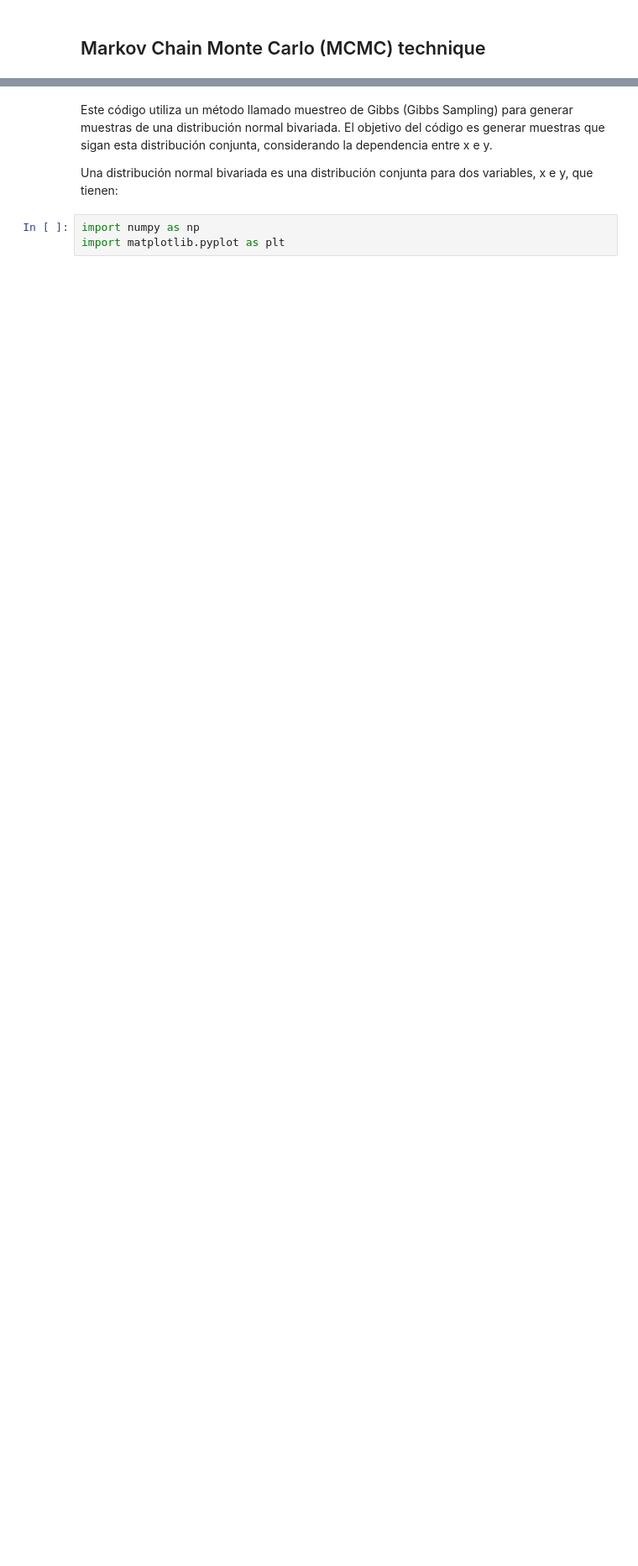
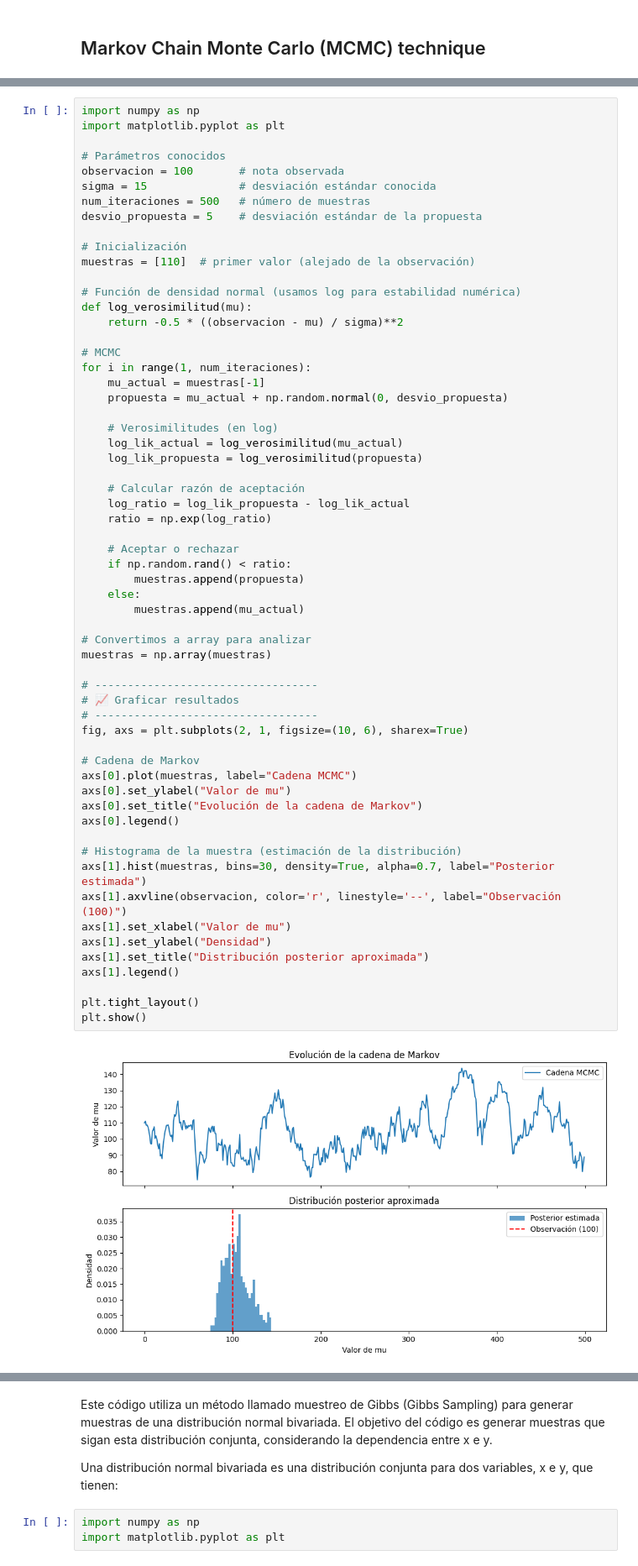
Before and after one commit to edieraristizabal/AnalisisGeoespacial, a Jupyter notebook: Notebooks/Python/MCMC.ipynb, the cells around one changed output, grey strips where cells are left out. Shown at 84% size. Saved outputs shown, nothing was run; the diff lists cells and outputs as text; blank space fills up the shorter version.

```diff
--- a/Notebooks/Python/MCMC.ipynb
+++ b/Notebooks/Python/MCMC.ipynb
@@ -2,0 +57,62 @@
+# %%
+import numpy as np
+import matplotlib.pyplot as plt
+
+# Parámetros conocidos
+observacion = 100       # nota observada
+sigma = 15              # desviación estándar conocida
+num_iteraciones = 500   # número de muestras
+desvio_propuesta = 5    # desviación estándar de la propuesta
+
+# Inicialización
+muestras = [110]  # primer valor (alejado de la observación)
+
+# Función de densidad normal (usamos log para estabilidad numérica)
+def log_verosimilitud(mu):
+    return -0.5 * ((observacion - mu) / sigma)**2
+
+# MCMC
+for i in range(1, num_iteraciones):
+    mu_actual = muestras[-1]
+    propuesta = mu_actual + np.random.normal(0, desvio_propuesta)
+
+    # Verosimilitudes (en log)
+    log_lik_actual = log_verosimilitud(mu_actual)
+    log_lik_propuesta = log_verosimilitud(propuesta)
+
+    # Calcular razón de aceptación
+    log_ratio = log_lik_propuesta - log_lik_actual
+    ratio = np.exp(log_ratio)
+
+    # Aceptar o rechazar
+    if np.random.rand() < ratio:
+        muestras.append(propuesta)
+    else:
+        muestras.append(mu_actual)
+
+# Convertimos a array para analizar
+muestras = np.array(muestras)
+
+# ----------------------------------
+# 📈 Graficar resultados
+# ----------------------------------
+fig, axs = plt.subplots(2, 1, figsize=(10, 6), sharex=True)
+
+# Cadena de Markov
+axs[0].plot(muestras, label="Cadena MCMC")
+axs[0].set_ylabel("Valor de mu")
+axs[0].set_title("Evolución de la cadena de Markov")
+axs[0].legend()
+
+# Histograma de la muestra (estimación de la distribución)
+axs[1].hist(muestras, bins=30, density=True, alpha=0.7, label="Posterior estimada")
+axs[1].axvline(observacion, color='r', linestyle='--', label="Observación (100)")
+axs[1].set_xlabel("Valor de mu")
+axs[1].set_ylabel("Densidad")
+axs[1].set_title("Distribución posterior aproximada")
+axs[1].legend()
+
+plt.tight_layout()
+plt.show()
+# %% [output]
+[figure, added]
```
Also changed, not shown: parts of 9 cells of this notebook, 3 other files.
